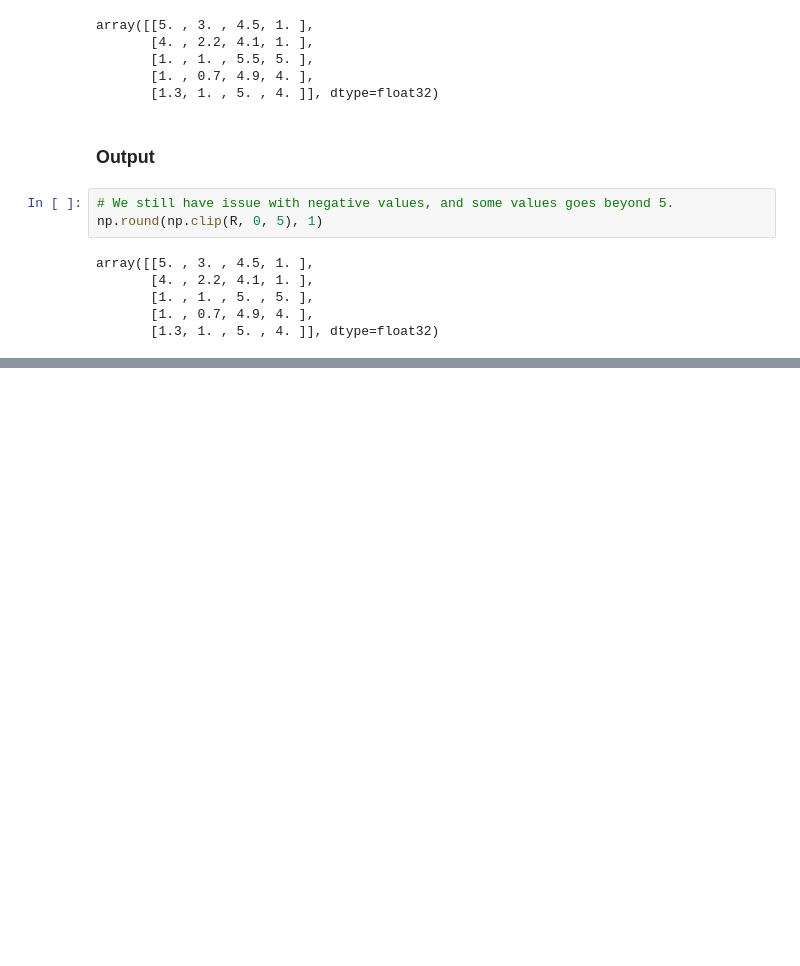
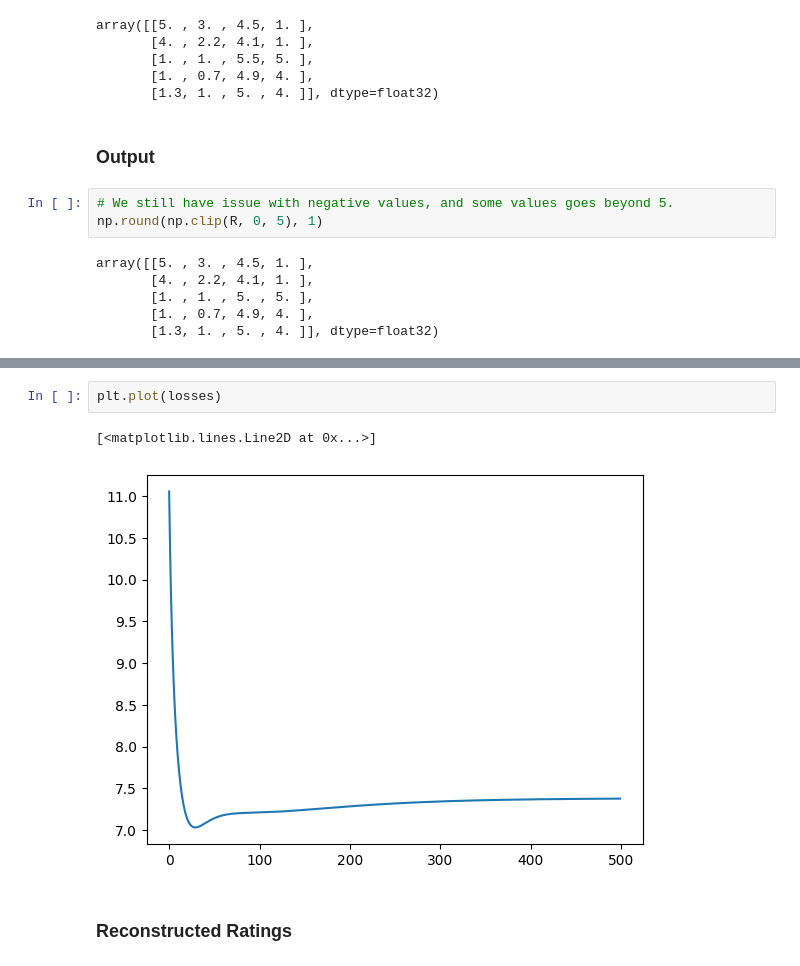
Before and after one commit to alextanhongpin/matrix-factorization, a Jupyter notebook: 10_matrix_factorization_with_bias.ipynb, the cells around one changed output, grey strips where cells are left out. Saved outputs shown, nothing was run; the diff lists cells and outputs as text; blank space fills up the shorter version.

```diff
--- a/10_matrix_factorization_with_bias.ipynb
+++ b/10_matrix_factorization_with_bias.ipynb
@@ -263,0 +422,7 @@ array([[5. , 3. , 4.5, 1. ],
+# %%
+plt.plot(losses)
+# %% [output]
+[<matplotlib.lines.Line2D at 0x...>]
+[figure, added]
+# %% [markdown]
+### Reconstructed Ratings
```
Also changed, not shown: parts of 8 cells of this notebook.
